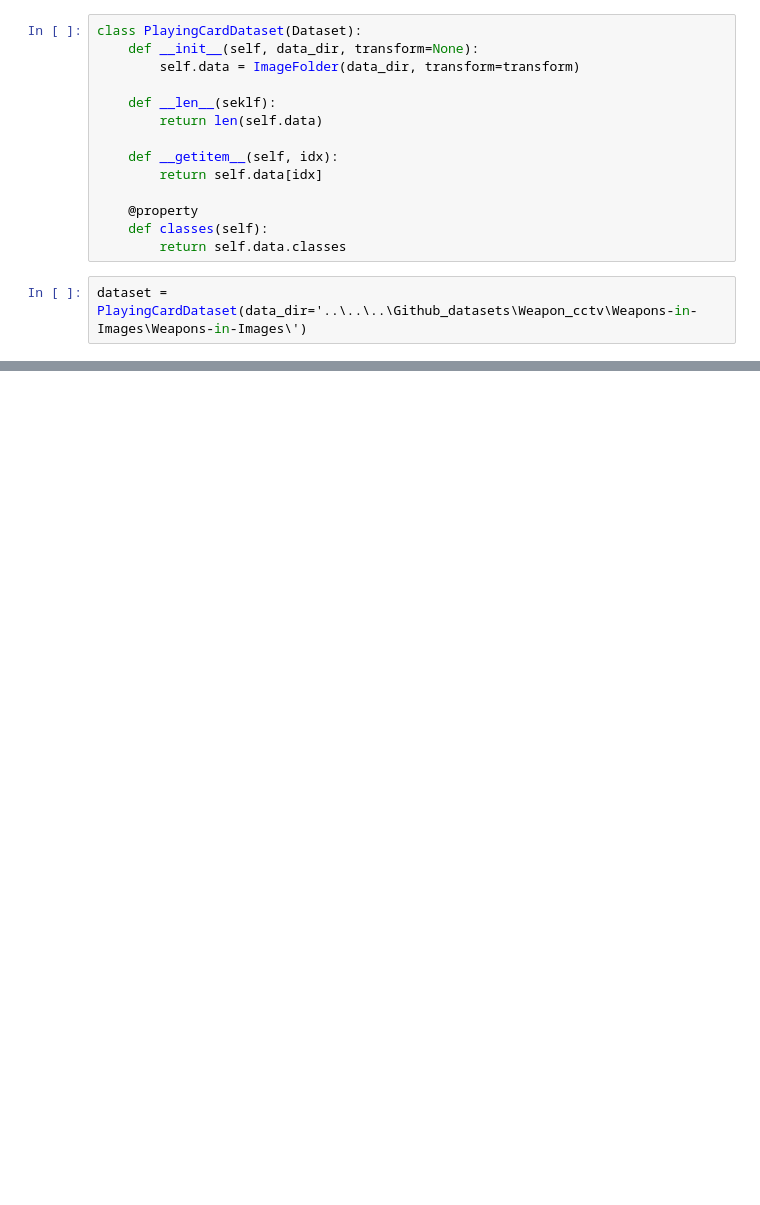
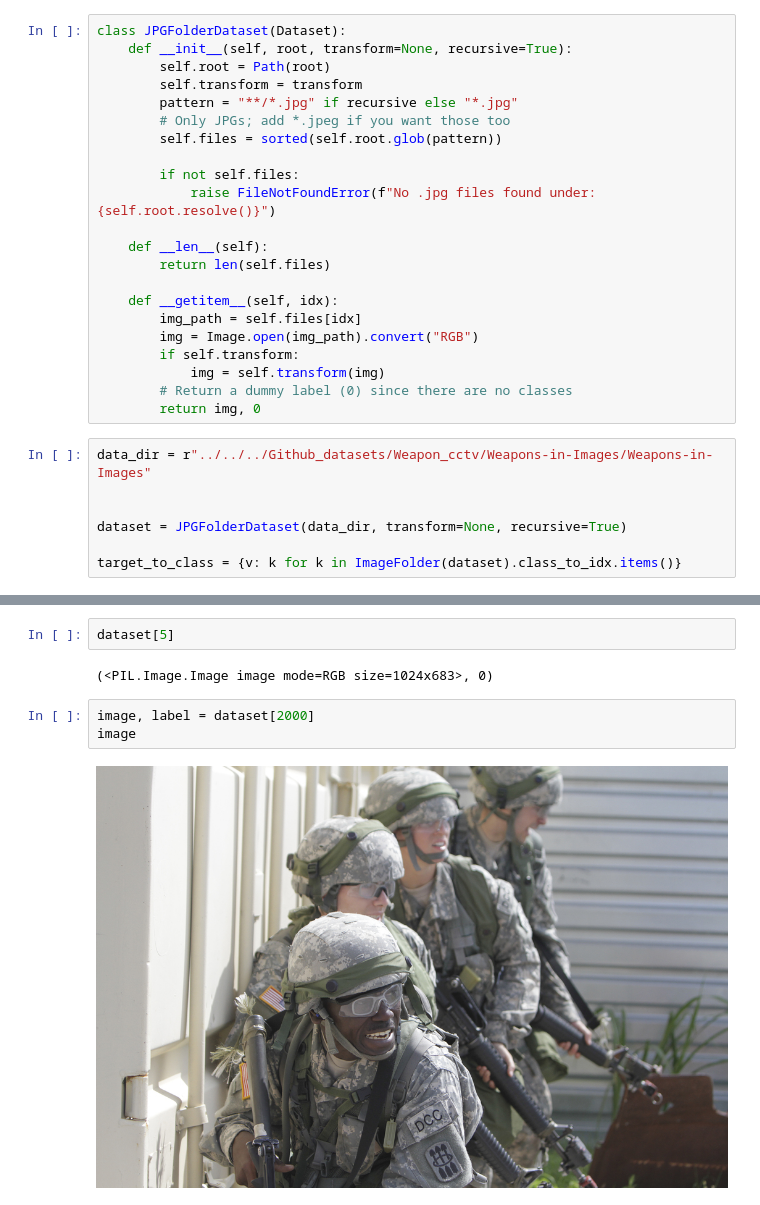
Before and after one commit to kadinw/KadinWPortfolio, a Jupyter notebook: Pytorch_proj/pytorch_weapon_cctv.ipynb, the cells around one changed output, grey strips where cells are left out. Drawn from its saved outputs; the diff is of its cells as text; blank space fills up the shorter version.

```diff
--- a/Pytorch_proj/pytorch_weapon_cctv.ipynb
+++ b/Pytorch_proj/pytorch_weapon_cctv.ipynb
@@ -13,17 +15,30 @@ import numpy as np
 # %%
-class PlayingCardDataset(Dataset):
-    def __init__(self, data_dir, transform=None):
-        self.data = ImageFolder(data_dir, transform=transform)
+class JPGFolderDataset(Dataset):
+    def __init__(self, root, transform=None, recursive=True):
+        self.root = Path(root)
+        self.transform = transform
+        pattern = "**/*.jpg" if recursive else "*.jpg"
+        # Only JPGs; add *.jpeg if you want those too
+        self.files = sorted(self.root.glob(pattern))
 
-    def __len__(seklf):
-        return len(self.data)
+        if not self.files:
+            raise FileNotFoundError(f"No .jpg files found under: {self.root.resolve()}")
+
+    def __len__(self):
+        return len(self.files)
 
     def __getitem__(self, idx):
-        return self.data[idx]
-
-    @property
-    def classes(self):
-        return self.data.classes
+        img_path = self.files[idx]
+        img = Image.open(img_path).convert("RGB")
+        if self.transform:
+            img = self.transform(img)
+        # Return a dummy label (0) since there are no classes
+        return img, 0
 # %%
-dataset = PlayingCardDataset(data_dir='..\..\..\Github_datasets\Weapon_cctv\Weapons-in-Images\Weapons-in-Images\')
+data_dir = r"../../../Github_datasets/Weapon_cctv/Weapons-in-Images/Weapons-in-Images"
+
+
+dataset = JPGFolderDataset(data_dir, transform=None, recursive=True)
+
+target_to_class = {v: k for k in ImageFolder(dataset).class_to_idx.items()}
 # %% [output]
@@ -34,0 +50,9 @@ NameError: name 'dataset' is not defined
+# %%
+dataset[5]
+# %% [output]
+(<PIL.Image.Image image mode=RGB size=1024x683>, 0)
+# %%
+image, label = dataset[2000]
+image
+# %% [output]
+[figure, added]
```
Also changed, not shown: parts of 3 cells of this notebook.
